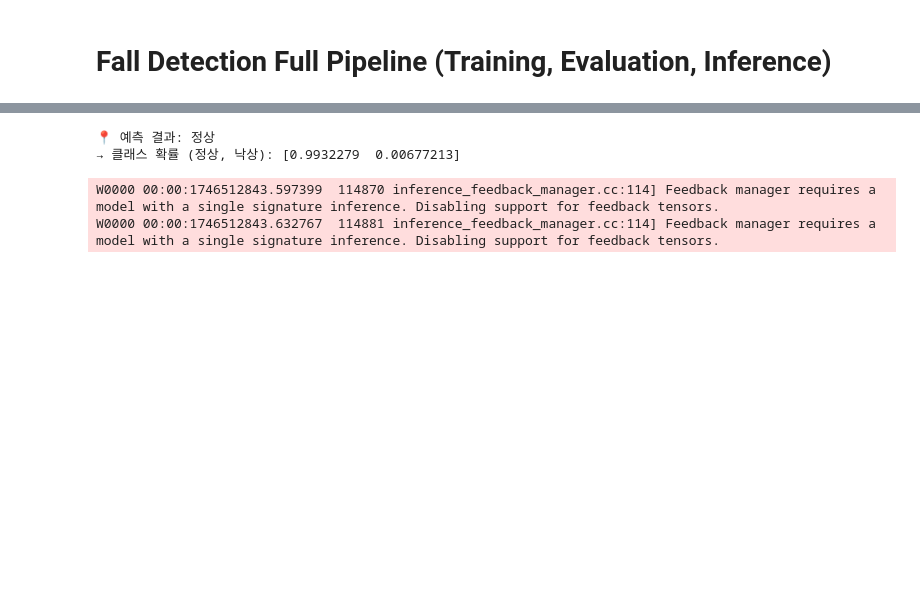
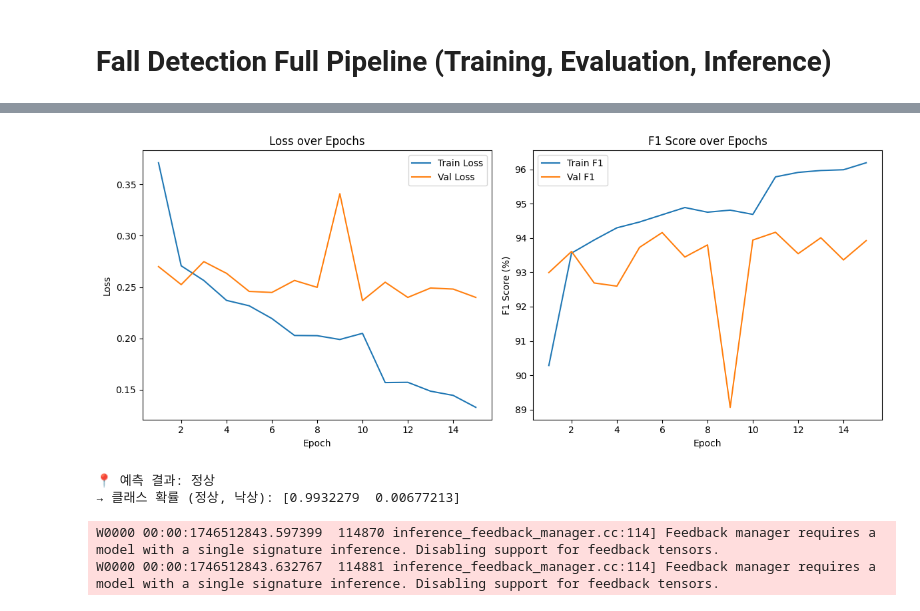
Before and after one commit to DMU-IoTeam/Aro-AI, a Jupyter notebook: main.ipynb, the cells around one changed output, grey strips where cells are left out. Cells and saved outputs as stored; diff of their text form; code cells hidden in the pictures; blank space fills up the shorter version.

```diff
--- a/main.ipynb
+++ b/main.ipynb
@@ -81,16 +81,20 @@ class FallDataset(Dataset):
         else:
             return keypoints
 # %%
-# ✅ 4. GRU Classifier
+import torch.nn.functional as F
+
 class FallGRUClassifier(nn.Module):
-    def __init__(self, input_size=264, hidden_size=64, num_layers=1, num_classes=2):
+    def __init__(self, input_size=264, hidden_size=64, num_layers=1, num_classes=2, dropout_p=0.3):
         super().__init__()
         self.gru = nn.GRU(input_size, hidden_size, num_layers, batch_first=True)
+        self.dropout = nn.Dropout(p=dropout_p)
         self.fc = nn.Linear(hidden_size, num_classes)
 
     def forward(self, x):
-        _, h_n = self.gru(x)
-        return self.fc(h_n[-1])
+        _, h_n = self.gru(x)              # h_n shape: [num_layers, batch, hidden_size]
+        x = h_n[-1]                       # shape: [batch, hidden_size]
+        x = self.dropout(x)              # 🔹 Dropout 추가
+        return self.fc(x)
 # %%
 # ✅ 5. Training and Evaluation Functions
 def train(model, dataloader, criterion, optimizer, device):
@@ -157,7 +161,8 @@ val_dataset = FallDataset(val_files, labels=val_labels)
 train_loader = DataLoader(train_dataset, batch_size=8, shuffle=True)
 val_loader = DataLoader(val_dataset, batch_size=8, shuffle=False)
 # %%
-# ✅ 7. Train Model
+import matplotlib.pyplot as plt
+
 device = torch.device('cuda' if torch.cuda.is_available() else 'cpu')
 model = FallGRUClassifier().to(device)
 optimizer = torch.optim.Adam(model.parameters(), lr=1e-3)
@@ -165,16 +170,57 @@ criterion = nn.CrossEntropyLoss()
 best_f1 = 0.0
 save_path = 'fall_gru_best.pt'
 
-for epoch in range(5):
+# ✅ 에폭별 기록 저장용 리스트
+train_losses, val_losses = [], []
+train_f1s, val_f1s = [], []
+
+scheduler = torch.optim.lr_scheduler.ReduceLROnPlateau(optimizer, mode='max', factor=0.5, patience=3)
+
+for epoch in range(15):
     train_loss, train_acc, train_recall, train_f1 = train(model, train_loader, criterion, optimizer, device)
     val_loss, val_acc, val_recall, val_f1 = evaluate(model, val_loader, criterion, device)
+
     print(f"\n📘 Epoch {epoch+1}")
     print(f"Train | Loss: {train_loss:.4f}, Acc: {train_acc:.2%}, Recall: {train_recall:.2%}, F1: {train_f1:.2%}")
     print(f"Val   | Loss: {val_loss:.4f}, Acc: {val_acc:.2%}, Recall: {val_recall:.2%}, F1: {val_f1:.2%}")
+
+    scheduler.step(val_f1)  # 🔹 scheduler 적용
+
     if val_f1 > best_f1:
         best_f1 = val_f1
         torch.save(model.state_dict(), save_path)
         print(f"✅ Best model saved (F1: {val_f1:.2%})")
+
+    # ✅ 값 저장
+    train_losses.append(train_loss)
+    val_losses.append(val_loss)
+    train_f1s.append(train_f1 * 100)  # 그래프를 % 기준으로 보기 위해
+    val_f1s.append(val_f1 * 100)
+
+# ✅ 학습 종료 후 시각화
+epochs = range(1, len(train_losses) + 1)
+plt.figure(figsize=(12, 5))
+
+# Loss 그래프
+plt.subplot(1, 2, 1)
+plt.plot(epochs, train_losses, label='Train Loss')
+plt.plot(epochs, val_losses, label='Val Loss')
+plt.title('Loss over Epochs')
+plt.xlabel('Epoch')
+plt.ylabel('Loss')
+plt.legend()
+
+# F1 Score 그래프
+plt.subplot(1, 2, 2)
+plt.plot(epochs, train_f1s, label='Train F1')
+plt.plot(epochs, val_f1s, label='Val F1')
+plt.title('F1 Score over Epochs')
+plt.xlabel('Epoch')
+plt.ylabel('F1 Score (%)')
+plt.legend()
+
+plt.tight_layout()
+plt.show()
 # %% [output]
               precision    recall  f1-score   support
 
@@ -196,3 +242,4 @@ Val   | Loss: 0.2344, Acc: 90.74%, Recall: 97.92%, F1: 94.01%
+[figure, added]
 # %%
 # ✅ 8. Inference (from .mp4)
 def infer_video_file(model, video_path, device, num_frames=16):
```
Also changed, not shown: parts of 2 cells of this notebook, 1 other file.
